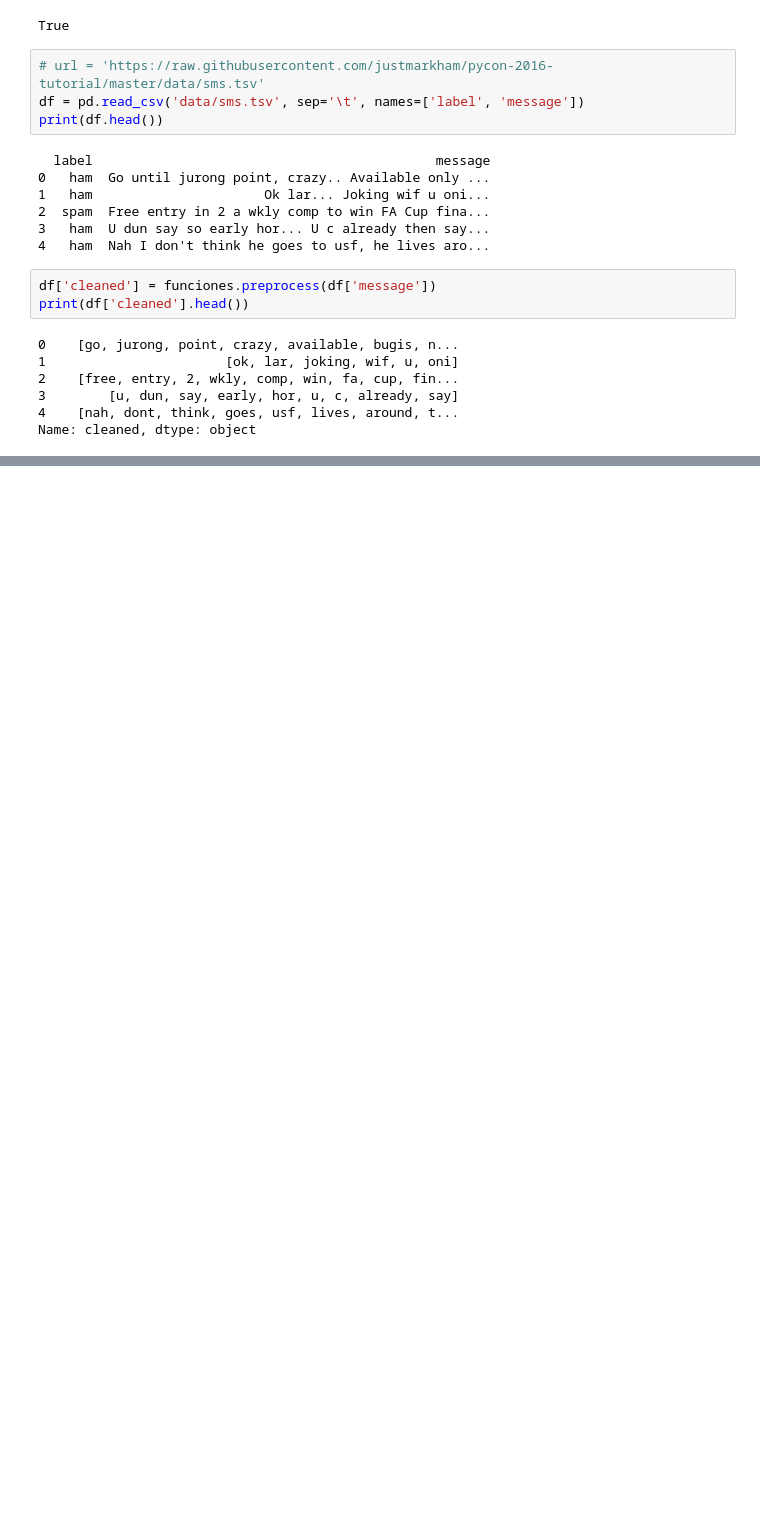
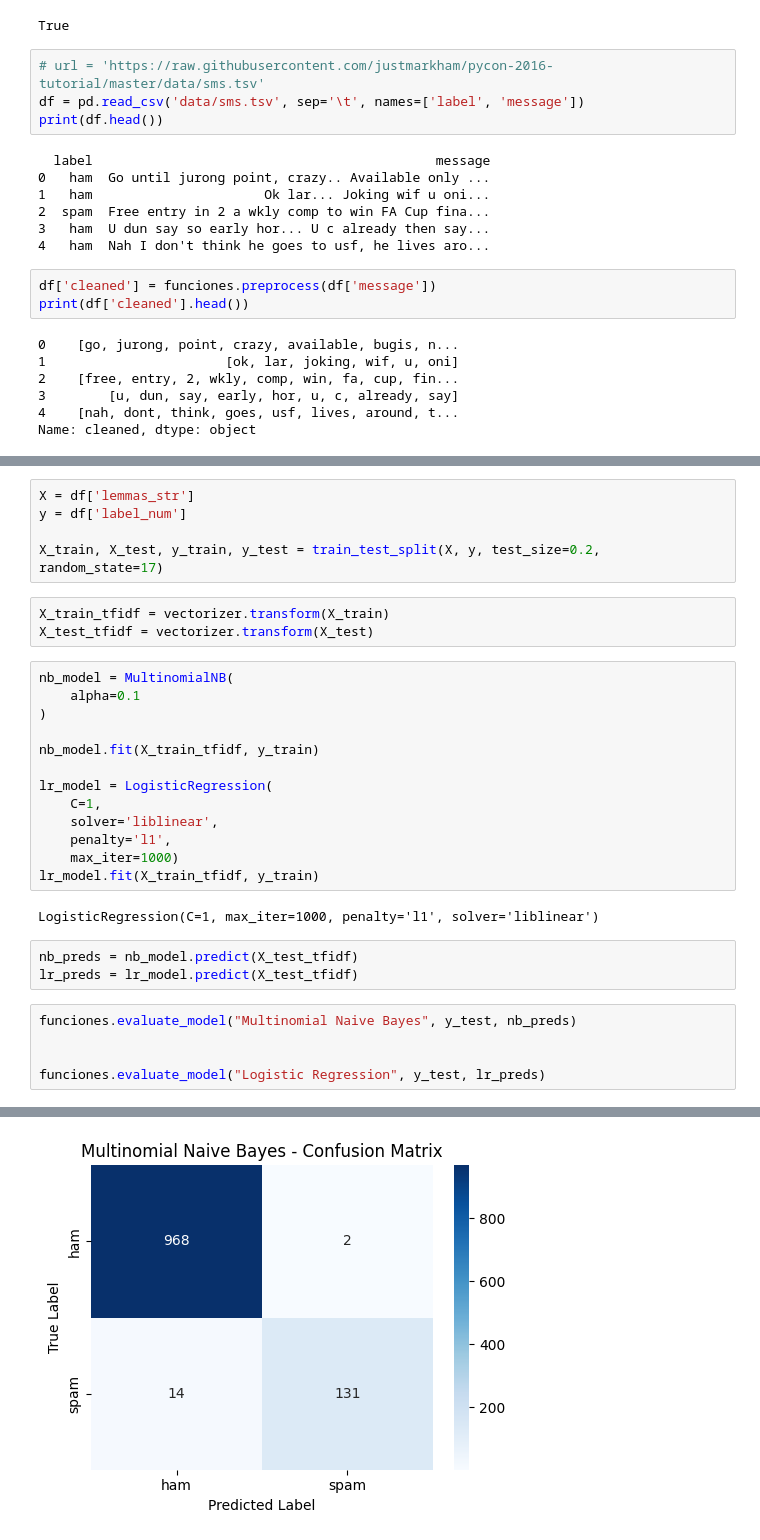
Before and after one commit to jariel17/text-mining, a Jupyter notebook: text_processing.ipynb, the cells around one changed output, grey strips where cells are left out. Drawn from its saved outputs; the diff is of its cells as text; blank space fills up the shorter version.

```diff
--- a/text_processing.ipynb
+++ b/text_processing.ipynb
@@ -89,0 +240,32 @@ print(df)
+# %%
+X = df['lemmas_str']
+y = df['label_num']
+
+X_train, X_test, y_train, y_test = train_test_split(X, y, test_size=0.2, random_state=17)
+# %%
+X_train_tfidf = vectorizer.transform(X_train)
+X_test_tfidf = vectorizer.transform(X_test)
+# %%
+nb_model = MultinomialNB(
+    alpha=0.1
+)
+
+nb_model.fit(X_train_tfidf, y_train)
+
+lr_model = LogisticRegression(
+    C=1,
+    solver='liblinear',
+    penalty='l1',
+    max_iter=1000)
+lr_model.fit(X_train_tfidf, y_train)
+# %% [output]
+LogisticRegression(C=1, max_iter=1000, penalty='l1', solver='liblinear')
+# %%
+nb_preds = nb_model.predict(X_test_tfidf)
+lr_preds = lr_model.predict(X_test_tfidf)
+# %%
+funciones.evaluate_model("Multinomial Naive Bayes", y_test, nb_preds)
+
+
+funciones.evaluate_model("Logistic Regression", y_test, lr_preds)
+# %% [output]
@@ -89,0 +285 @@ print(df)
+[figure, added]
```
Also changed, not shown: parts of 18 cells of this notebook, 1 other file.
